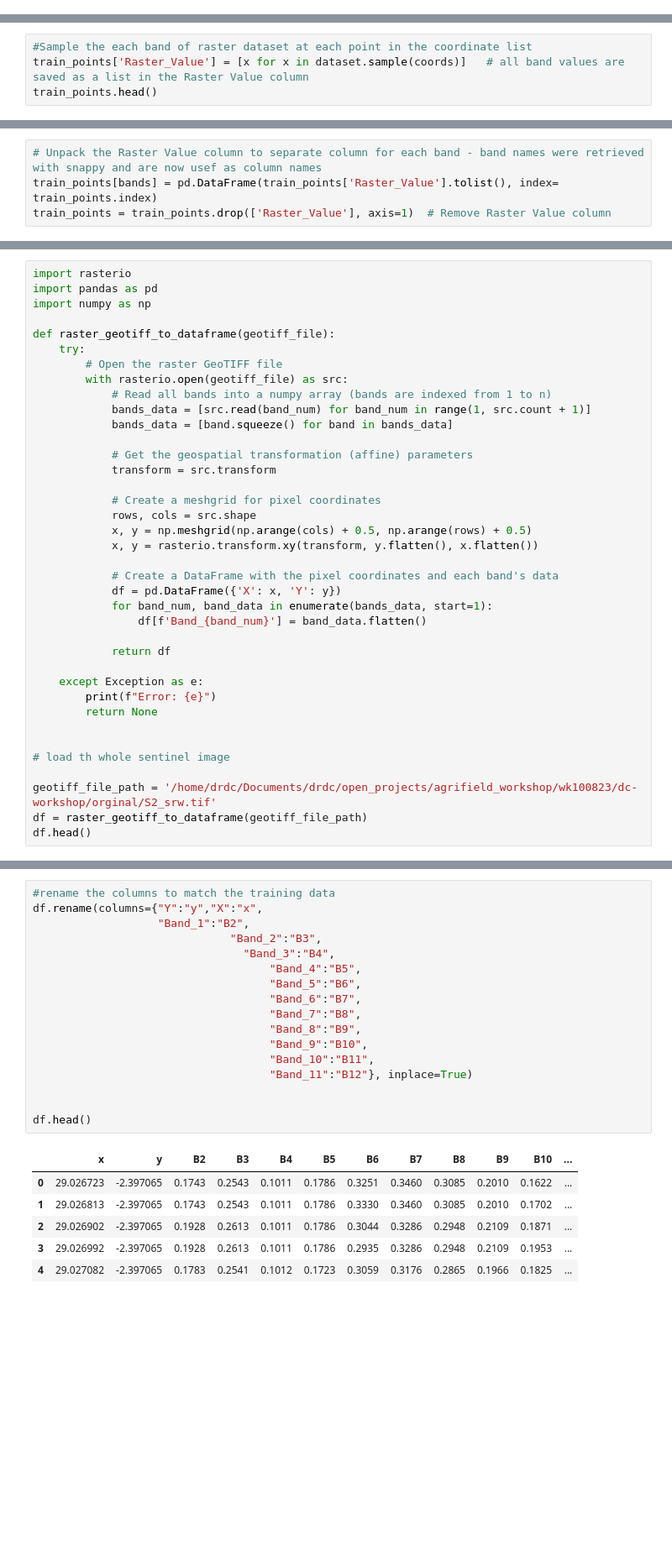
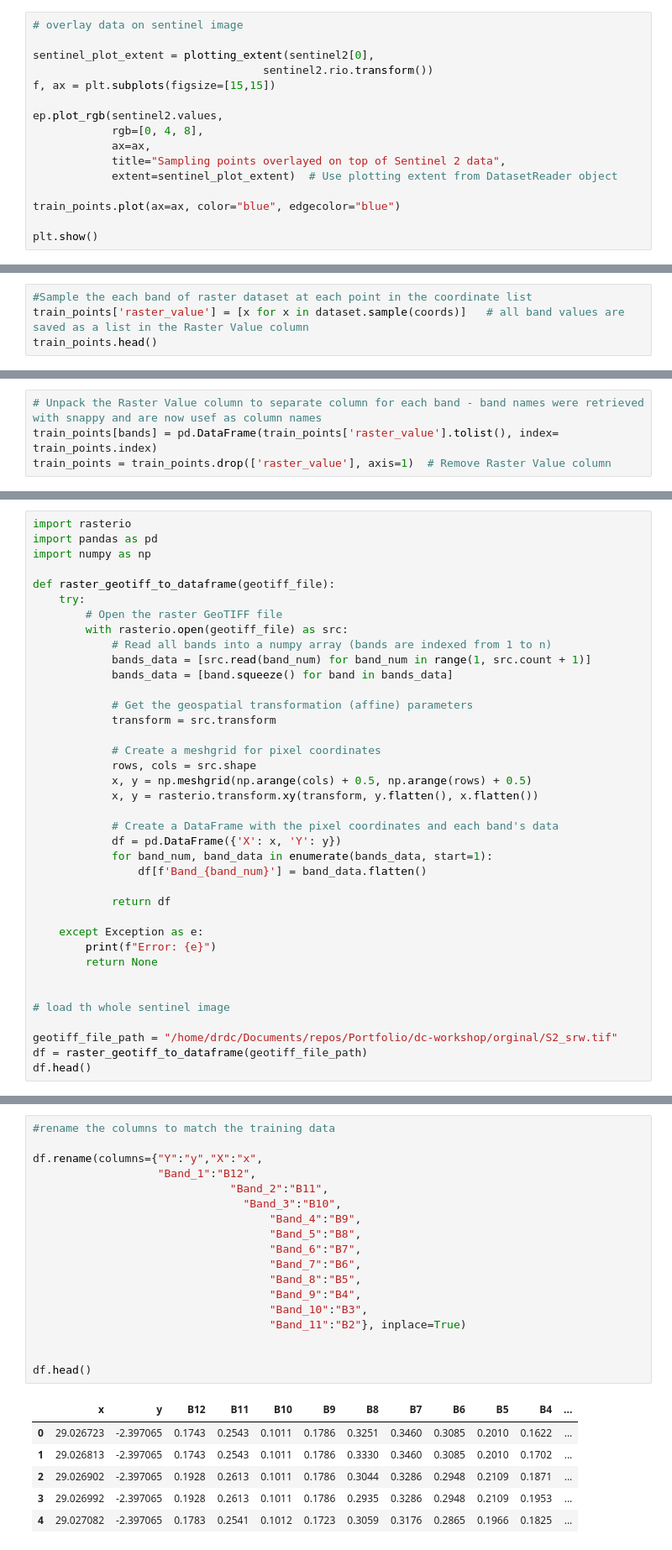
Before and after one commit to BBenyamini/agri-workshop, a Jupyter notebook: code/4_building_class_model.ipynb, the cells around one changed output, grey strips where cells are left out. Shown at 84% size. Drawn from its saved outputs; the diff is of its cells as text; blank space fills up the shorter version.

```diff
--- a/code/4_building_class_model.ipynb
+++ b/code/4_building_class_model.ipynb
@@ -123,0 +110,16 @@ train_points.head()
+# %%
+# overlay data on sentinel image
+
+sentinel_plot_extent = plotting_extent(sentinel2[0],
+                                   sentinel2.rio.transform())
+f, ax = plt.subplots(figsize=[15,15])
+
+ep.plot_rgb(sentinel2.values,
+            rgb=[0, 4, 8],
+            ax=ax,
+            title="Sampling points overlayed on top of Sentinel 2 data",
+            extent=sentinel_plot_extent)  # Use plotting extent from DatasetReader object
+
+train_points.plot(ax=ax, color="blue", edgecolor="blue")
+
+plt.show()
@@ -140,6 +153,6 @@ bands
 ['B12', 'B11', 'B10', 'B9', 'B8', 'B7', 'B6', 'B5', 'B4', 'B3', 'B2']
 # %%
 #Sample the each band of raster dataset at each point in the coordinate list
-train_points['Raster_Value'] = [x for x in dataset.sample(coords)]   # all band values are saved as a list in the Raster Value column
+train_points['raster_value'] = [x for x in dataset.sample(coords)]   # all band values are saved as a list in the Raster Value column
 train_points.head()
 # %% [output]
@@ -152,7 +165,7 @@ train_points.head()
 # %%
 # Unpack the Raster Value column to separate column for each band - band names were retrieved with snappy and are now usef as column names
-train_points[bands] = pd.DataFrame(train_points['Raster_Value'].tolist(), index= train_points.index)
-train_points = train_points.drop(['Raster_Value'], axis=1)  # Remove Raster Value column
+train_points[bands] = pd.DataFrame(train_points['raster_value'].tolist(), index= train_points.index)
+train_points = train_points.drop(['raster_value'], axis=1)  # Remove Raster Value column
 # %%
 train_points.head()
 # %% [output]
@@ -392,7 +410,7 @@ def raster_geotiff_to_dataframe(geotiff_file):
 
 # load th whole sentinel image
 
-geotiff_file_path = '/home/drdc/Documents/drdc/open_projects/agrifield_workshop/wk100823/dc-workshop/orginal/S2_srw.tif'
+geotiff_file_path = "/home/drdc/Documents/repos/Portfolio/dc-workshop/orginal/S2_srw.tif"
 df = raster_geotiff_to_dataframe(geotiff_file_path)
 df.head()
 # %% [output]
@@ -404,23 +422,24 @@ df.head()
 | 4 | 29.027082 | -2.397065 | 0.1783 | 0.2541 | 0.1012 | 0.1723 | 0.3059 | 0.3176 | 0.2865 | 0.1966 | 0.1825 | ... |
 # %%
 #rename the columns to match the training data
+
 df.rename(columns={"Y":"y","X":"x",
-                   "Band_1":"B2",
-                              "Band_2":"B3",
-                              	"Band_3":"B4",
-                                    "Band_4":"B5",
-                                    "Band_5":"B6",
+                   "Band_1":"B12",
+                              "Band_2":"B11",
+                              	"Band_3":"B10",
+                                    "Band_4":"B9",
+                                    "Band_5":"B8",
                                     "Band_6":"B7",
-                                    "Band_7":"B8",
-                                    "Band_8":"B9",
-                                    "Band_9":"B10",
-                                    "Band_10":"B11",
-                                    "Band_11":"B12"}, inplace=True)
+                                    "Band_7":"B6",
+                                    "Band_8":"B5",
+                                    "Band_9":"B4",
+                                    "Band_10":"B3",
+                                    "Band_11":"B2"}, inplace=True)
 
 
 df.head()
 # %% [output]
-|  | x | y | B2 | B3 | B4 | B5 | B6 | B7 | B8 | B9 | B10 | ... |
+|  | x | y | B12 | B11 | B10 | B9 | B8 | B7 | B6 | B5 | B4 | ... |
 | 0 | 29.026723 | -2.397065 | 0.1743 | 0.2543 | 0.1011 | 0.1786 | 0.3251 | 0.3460 | 0.3085 | 0.2010 | 0.1622 | ... |
 | 1 | 29.026813 | -2.397065 | 0.1743 | 0.2543 | 0.1011 | 0.1786 | 0.3330 | 0.3460 | 0.3085 | 0.2010 | 0.1702 | ... |
 | 2 | 29.026902 | -2.397065 | 0.1928 | 0.2613 | 0.1011 | 0.1786 | 0.3044 | 0.3286 | 0.2948 | 0.2109 | 0.1871 | ... |
```
Also changed, not shown: parts of 33 cells of this notebook, 8 other files.
